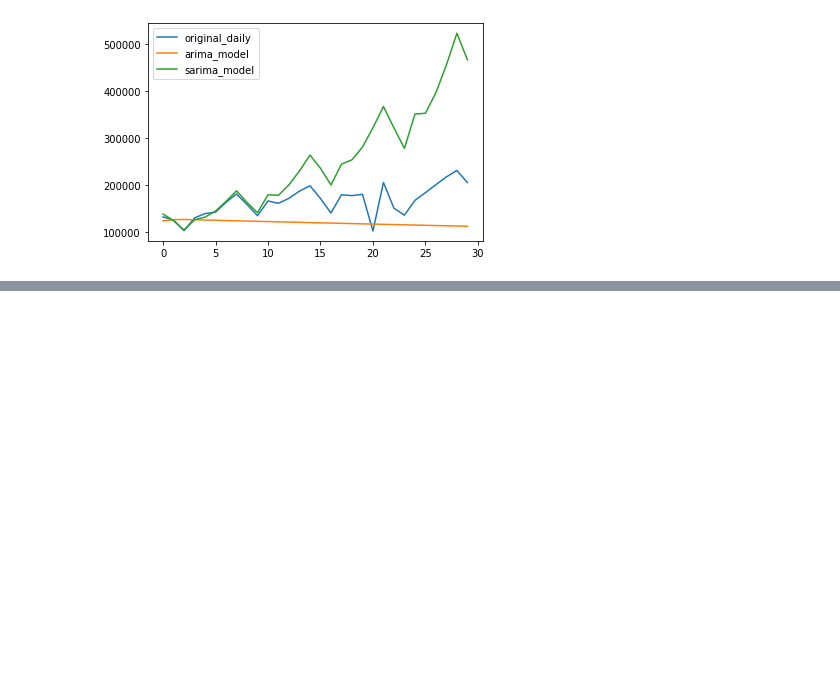
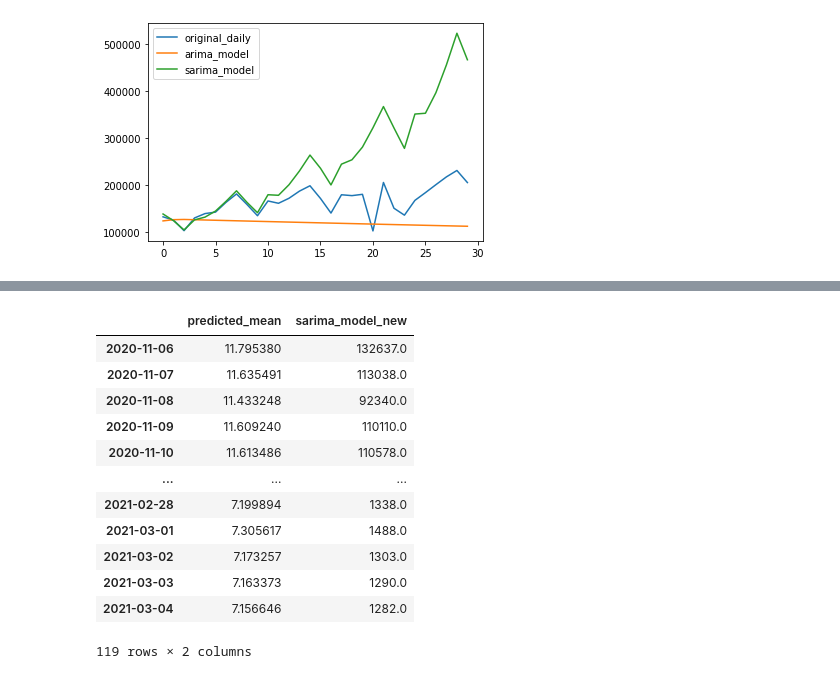
Before and after one commit to CCom20/covid-ml-application, a Jupyter notebook: notebooks/machine_learning_sandbox.ipynb, the cells around one changed output, grey strips where cells are left out. Cells and saved outputs as stored; diff of their text form; code cells hidden in the pictures; blank space fills up the shorter version.

```diff
--- a/notebooks/machine_learning_sandbox.ipynb
+++ b/notebooks/machine_learning_sandbox.ipynb
@@ -480,0 +480,5 @@ predictions_df
+# %%
+# SARIMAX(1, 1, 2)x(1, 1, 2, 7)
+mod = sm.tsa.statespace.SARIMAX(training, trend='c', order=(1,1,1), seasonal_order=(1, 1, 2, 7))
+res = mod.fit(disp=False)
+print(res.summary())
@@ -480,0 +511,16 @@ predictions_df
+# %%
+SARIMA_new
+# %% [output]
+|  | predicted_mean | sarima_model_new |
+| 2020-11-06 | 11.795380 | 132637.0 |
+| 2020-11-07 | 11.635491 | 113038.0 |
+| 2020-11-08 | 11.433248 | 92340.0 |
+| 2020-11-09 | 11.609240 | 110110.0 |
+| 2020-11-10 | 11.613486 | 110578.0 |
+| ... | ... | ... |
+| 2021-02-28 | 7.199894 | 1338.0 |
+| 2021-03-01 | 7.305617 | 1488.0 |
+| 2021-03-02 | 7.173257 | 1303.0 |
+| 2021-03-03 | 7.163373 | 1290.0 |
+| 2021-03-04 | 7.156646 | 1282.0 |
+119 rows × 2 columns
```
Also changed, not shown: parts of 36 cells of this notebook, 5 other files.
